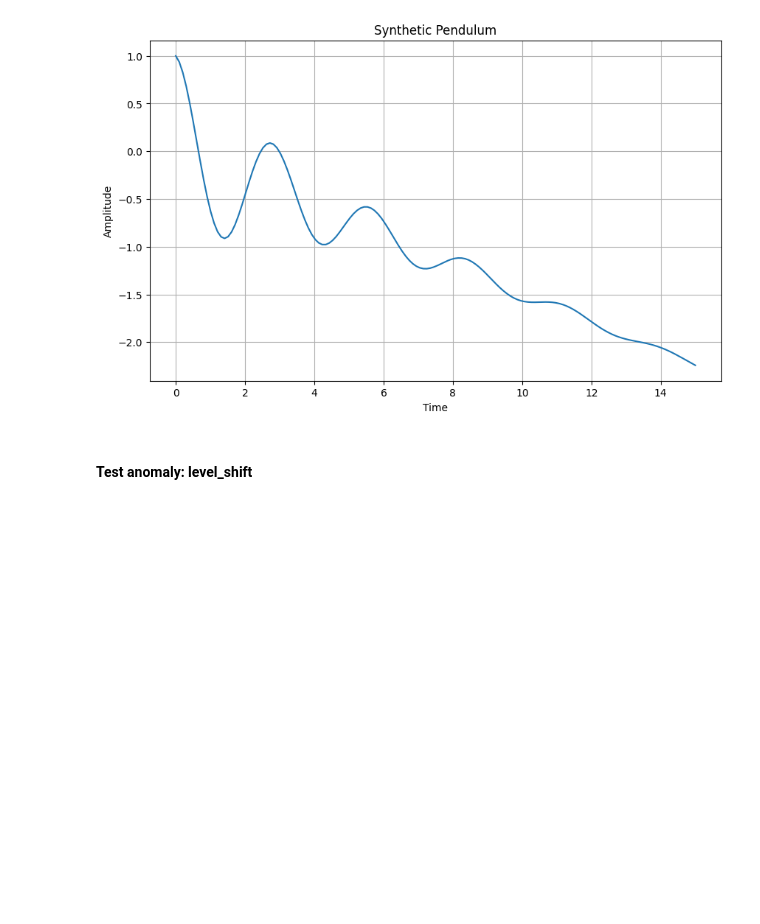
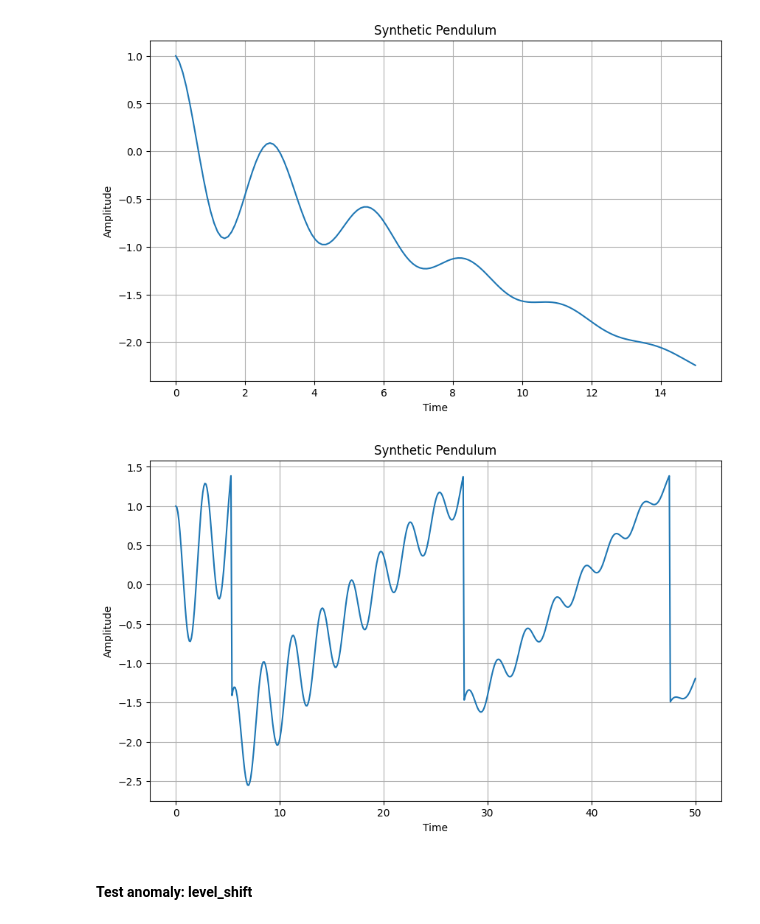
Before and after one commit to LouisBrusset/ITER-magnetics-diagnostic-analysis, a Jupyter notebook: notebooks/experiments/scinet_on_abnormal_data.ipynb, the cells around one changed output. Saved outputs shown, nothing was run; the diff lists cells and outputs as text; code cells hidden in the pictures; blank space fills up the shorter version.

```diff
--- a/notebooks/experiments/scinet_on_abnormal_data.ipynb
+++ b/notebooks/experiments/scinet_on_abnormal_data.ipynb
@@ -208,6 +208,17 @@ data_pendulum_drift, info_drift = create_one_anomaly(data_pendulum, 'drift+overf
 plot_synthetic_pendulum(data_pendulum_drift, timesteps=timesteps, maxtime=max_time)
 # %% [output]
 [figure]
+# %%
+kapa2 = 5
+b2 = 0.1
+max_time2, timesteps2 = 50.0, 500
+time2 = np.linspace(0, max_time2, timesteps2)
+data_pendulum2 = data_synthetic_pendulum(kapa2, b2, t=time2)
+
+data_pendulum_drift2, info_drift2 = create_one_anomaly(data_pendulum2, 'drift+overflow', seed=None, slope=0.015, value_upper=1.4, value_lower=-1.5)
+plot_synthetic_pendulum(data_pendulum_drift2, timesteps=timesteps2, maxtime=max_time2)
+# %% [output]
+[figure, added]
 # %% [markdown]
 #### Test anomaly: level_shift
 # %%
```
Also changed, not shown: parts of 3 cells of this notebook, 15 other files.
